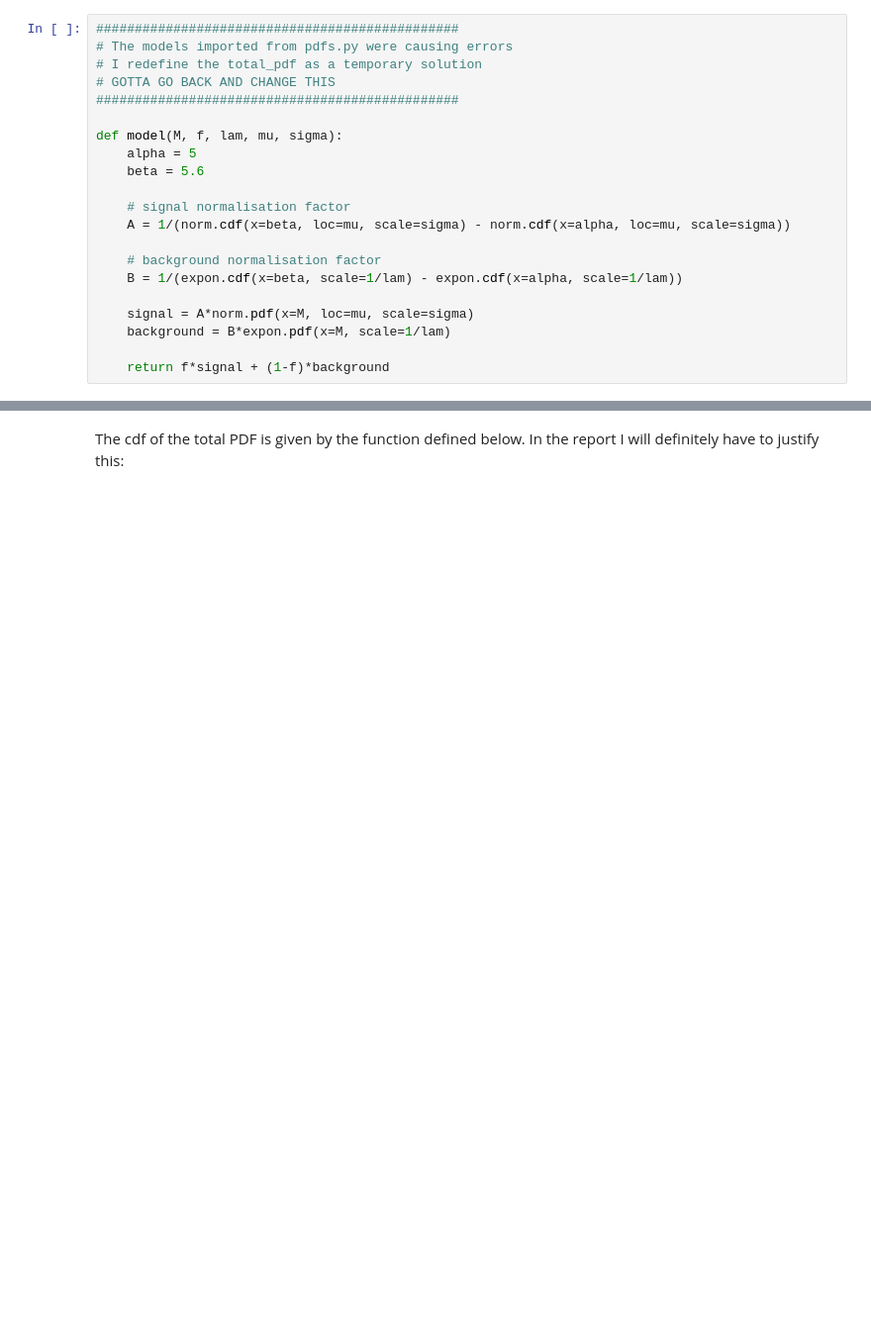
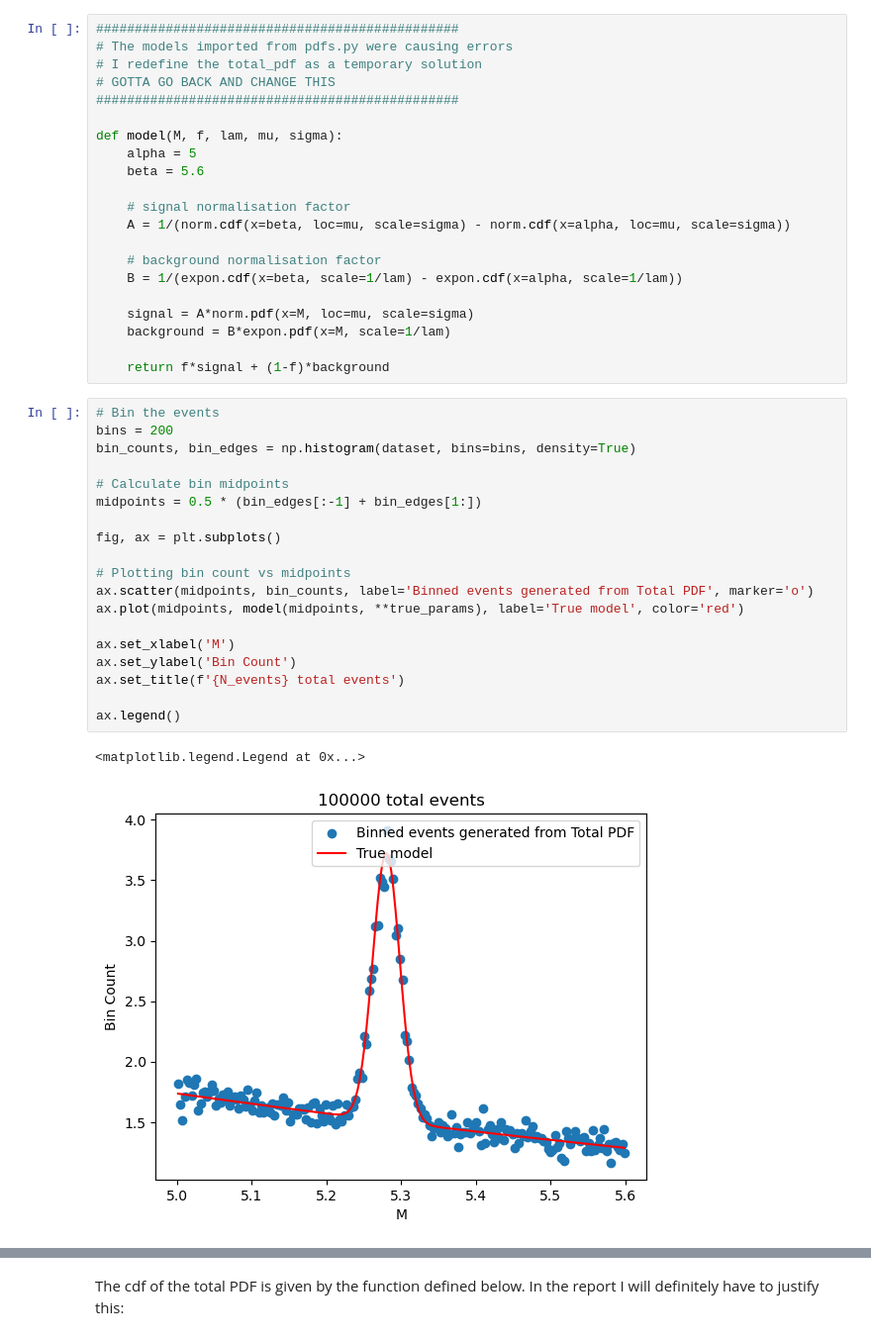
Before and after one commit to knottwill/SignalDiscovery, a Jupyter notebook: src/part_e_experimentation.ipynb, the cells around one changed output, grey strips where cells are left out. Shown at 99% size. Saved outputs shown, nothing was run; the diff lists cells and outputs as text; blank space fills up the shorter version.

```diff
--- a/src/part_e_experimentation.ipynb
+++ b/src/part_e_experimentation.ipynb
@@ -61,3 +42,25 @@ def model(M, f, lam, mu, sigma):
     background = B*expon.pdf(x=M, scale=1/lam)
 
     return f*signal + (1-f)*background
+# %%
+# Bin the events
+bins = 200
+bin_counts, bin_edges = np.histogram(dataset, bins=bins, density=True)
+
+# Calculate bin midpoints
+midpoints = 0.5 * (bin_edges[:-1] + bin_edges[1:])
+
+fig, ax = plt.subplots()
+
+# Plotting bin count vs midpoints
+ax.scatter(midpoints, bin_counts, label='Binned events generated from Total PDF', marker='o')
+ax.plot(midpoints, model(midpoints, **true_params), label='True model', color='red')
+
+ax.set_xlabel('M')
+ax.set_ylabel('Bin Count')
+ax.set_title(f'{N_events} total events')
+
+ax.legend()
+# %% [output]
+<matplotlib.legend.Legend at 0x...>
+[figure, added]
```
Also changed, not shown: parts of 9 cells of this notebook, 3 other files.
